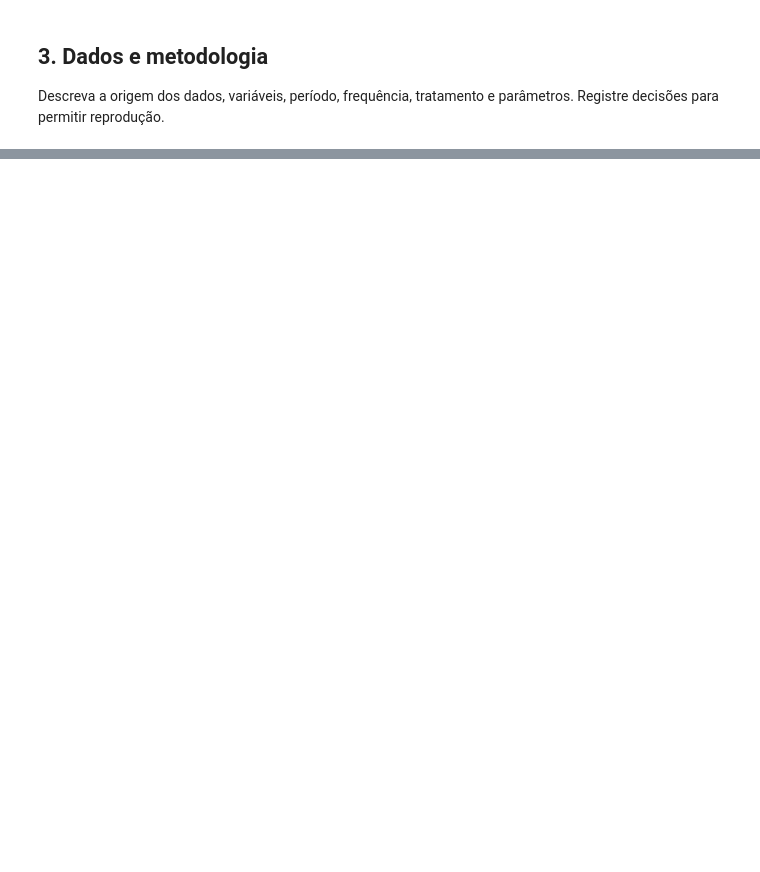
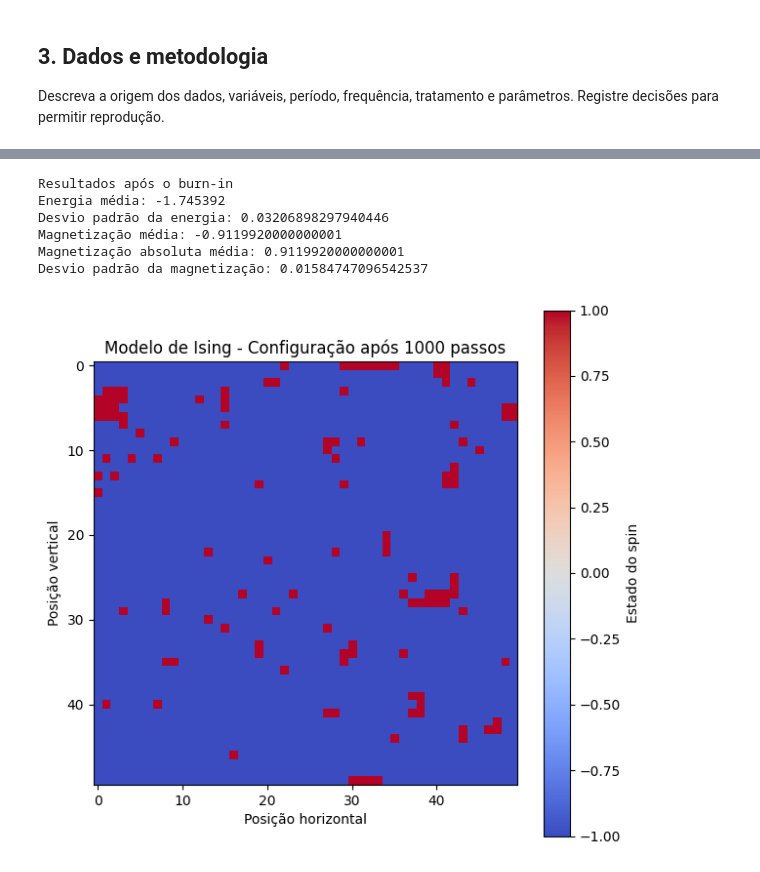
Before and after one commit to Raskonikov23/Statistical-Physics-Financial-Markets-main, a Jupyter notebook: notebooks/09_Modelo_de_Ising.ipynb, the cells around one changed output, grey strips where cells are left out. Saved outputs shown, nothing was run; the diff lists cells and outputs as text; code cells hidden in the pictures; blank space fills up the shorter version.

```diff
--- a/notebooks/09_Modelo_de_Ising.ipynb
+++ b/notebooks/09_Modelo_de_Ising.ipynb
@@ -28,0 +342,28 @@ Resuma os principais achados e indique a próxima etapa.
+# %%
+def metropolis(spins, J, h, T):
+
+    L = spins.shape[0]
+
+    for _ in range(L * L):
+
+        i = np.random.randint(0, L)
+        j = np.random.randint(0, L)
+
+        spin = spins[i, j]
+
+        vizinhos = (
+            spins[(i + 1) % L, j] +
+            spins[(i - 1) % L, j] +
+            spins[i, (j + 1) % L] +
+            spins[i, (j - 1) % L]
+        )
+
+        delta_E = 2 * spin * (J * vizinhos + h)
+
+        if delta_E <= 0:
+            spins[i, j] *= -1
+
+        elif np.random.random() < np.exp(-delta_E / T):
+            spins[i, j] *= -1
+
+    return spins
@@ -28,0 +423,49 @@ Resuma os principais achados e indique a próxima etapa.
+# %%
+# Descartando os primeiros 700 passos
+burn_in = 700
+
+energia_equilibrio = np.array(energias[burn_in:])
+magnetizacao_equilibrio = np.array(magnetizacoes[burn_in:])
+
+print("Resultados após o burn-in")
+
+print("Energia média:",
+      np.mean(energia_equilibrio))
+
+print("Desvio padrão da energia:",
+      np.std(energia_equilibrio))
+
+print("Magnetização média:",
+      np.mean(magnetizacao_equilibrio))
+
+print("Magnetização absoluta média:",
+      np.mean(np.abs(magnetizacao_equilibrio)))
+
+print("Desvio padrão da magnetização:",
+      np.std(magnetizacao_equilibrio))
+# %% [output]
+Resultados após o burn-in
+Energia média: -1.745392
+Desvio padrão da energia: 0.03206898297940446
+Magnetização média: -0.9119920000000001
+Magnetização absoluta média: 0.9119920000000001
+Desvio padrão da magnetização: 0.01584747096542537
+# %%
+plt.figure(figsize=(7, 7))
+
+plt.imshow(
+    spins,
+    cmap="coolwarm",
+    interpolation="nearest",
+    vmin=-1,
+    vmax=1
+)
+
+plt.colorbar(label="Estado do spin")
+plt.title("Modelo de Ising - Configuração após 1000 passos")
+plt.xlabel("Posição horizontal")
+plt.ylabel("Posição vertical")
+
+plt.show()
+# %% [output]
+[figure, added]
```
Also changed, not shown: parts of 39 cells of this notebook.
